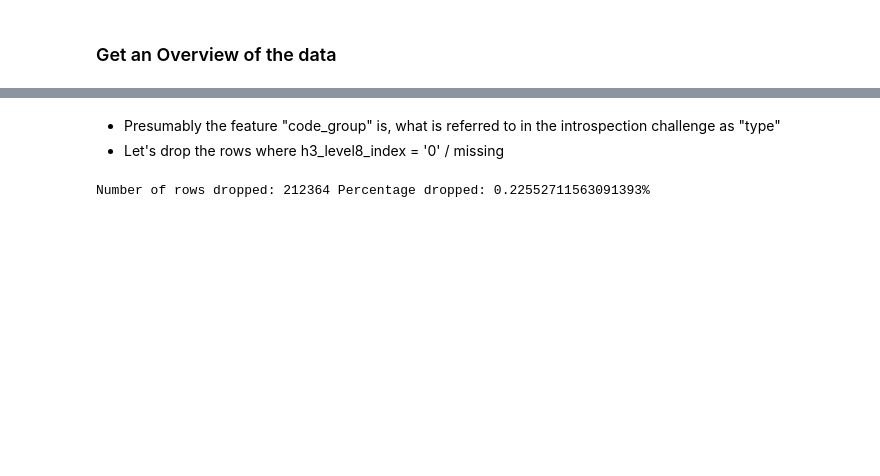
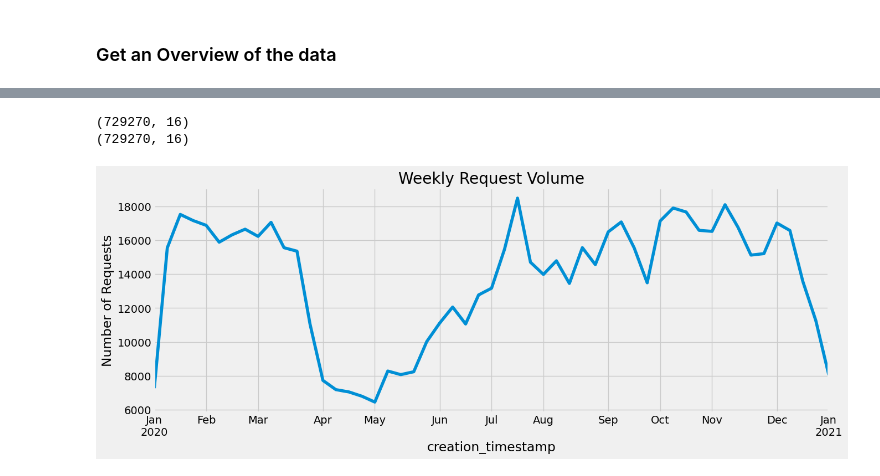
Before and after one commit to AMKiller/ds_code_challenge, a Jupyter notebook: notebooks/01_eda.ipynb, the cells around one changed output, grey strips where cells are left out. Drawn from its saved outputs; the diff is of its cells as text; code cells hidden in the pictures; blank space fills up the shorter version.

```diff
--- a/notebooks/01_eda.ipynb
+++ b/notebooks/01_eda.ipynb
@@ -112,5 +110,13 @@ dtype: float64
 # %%
 
 print(f"There are {df.code.nunique()} unique codes and {df.code_group.nunique()} unique code_group values)")
-print(f"Unique values in code_group: {df.code_group.unique()}")
+print("\nTop code values:")
+print(df['code'].value_counts().head(10))
+print("\nTop code_group values:")
+print(df['code_group'].value_counts().head(10))
+print("\nTop Departments:")
+print(df['department'].value_counts().head(10))
+print("\nDate Range:")
+df['creation_timestamp'] = pd.to_datetime(df['creation_timestamp'])
+print(df['creation_timestamp'].min(), "to", df['creation_timestamp'].max())
 # %% [output]
@@ -142,12 +140,17 @@ df[df.code_group == 'SEWER' ].head(3)
-# %% [markdown]
-- Presumably the feature "code_group" is, what is referred to in the introspection challenge as "type"
-- Let's drop the rows where h3_level8_index = '0' / missing
 # %%
-before = df.shape[0]
+# Drop Records where h3_level8_index = '0' / is missing
+print(df.shape)
 df = df.loc[df.h3_level8_index != '0']
-after = df.shape[0]
-dropped = before - after
-perc_dropped = dropped / before
-print(f"Number of rows dropped: {dropped} Percentage dropped: {perc_dropped:.2}%")
+print(df.shape)
 # %% [output]
-Number of rows dropped: 212364 Percentage dropped: 0.22552711563091393%
+(729270, 16)
+(729270, 16)
+# %%
+# Plot the data
+plt.figure(figsize=(14,5))
+df.set_index('creation_timestamp').resample('W').size().plot()
+plt.title("Weekly Request Volume")
+plt.ylabel("Number of Requests")
+plt.show()
+# %% [output]
+[figure, added]
```
Also changed, not shown: parts of 12 cells of this notebook.
